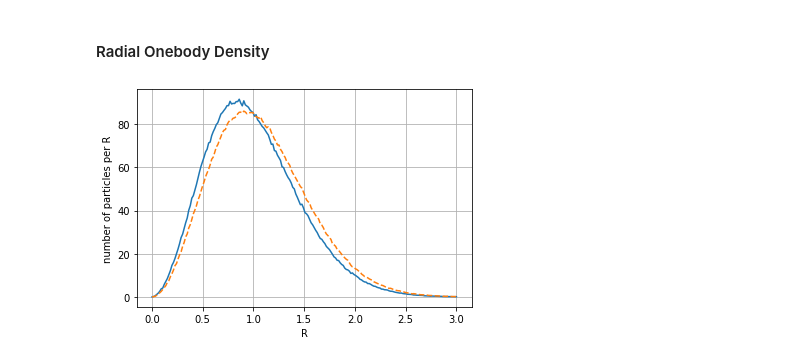
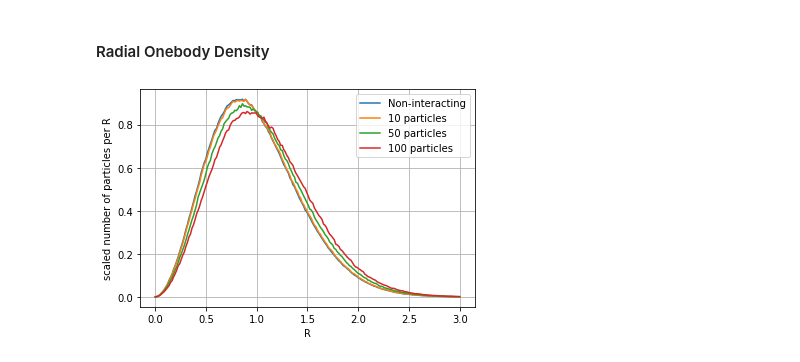
Before and after one commit to KristianWold/FYS4411, a Jupyter notebook: Project1/simulation.ipynb, the cells around one changed output. Saved outputs shown, nothing was run; the diff lists cells and outputs as text; code cells hidden in the pictures.

```diff
--- a/Project1/simulation.ipynb
+++ b/Project1/simulation.ipynb
@@ -77,7 +56,7 @@ localEnergies, _, psiGrad, acceptanceRate = src.readData(conf, cutoff, readPos =
 localEnergies = np.concatenate(localEnergies)
 
 bins = np.linspace(0, 3, 200)
-densityInteracting = src.densityParallel(conf, bins)/conf["numSteps"]
+densityInteracting_10 = src.densityParallel(conf, bins)/conf["numSteps"]
 # %%
 conf["directory"] = "elliptical_10_noninteracting"
 conf["a"] = 0
@@ -191,7 +128,7 @@ localEnergies = np.concatenate(localEnergies)
 
 bins = np.linspace(0, 3, 200)
 conf["threads"] = 6 #downscale, to avoid using too much memory
-densityInteracting = src.densityParallel(conf, bins)/conf["numSteps"]
+densityInteracting_50 = src.densityParallel(conf, bins)/conf["numSteps"]
 # %%
 conf["directory"] = "elliptical_50_noninteracting"
 conf["alpha"] = 0.48903
@@ -306,7 +201,7 @@ localEnergies = np.concatenate(localEnergies)
 
 bins = np.linspace(0, 3, 200)
 conf["threads"] = 3 #downscale, to avoid using too much memory
-densityInteracting = src.densityParallel(conf, bins)/conf["numSteps"]
+densityInteracting_100 = src.densityParallel(conf, bins)/conf["numSteps"]
 # %%
 conf["directory"] = "elliptical_100_noninteracting"
 conf["alpha"] = 0.48160
@@ -349,11 +224,23 @@ print(f"<E> = {E} +- {np.sqrt(Var[15])}")
 # %%
 fig = plt.figure()
 plt.plot(bins, densityNonInteracting)
-plt.plot(bins, densityInteracting, "--")
+plt.plot(bins, densityInteracting_100, "--")
 plt.xlabel("R")
 plt.ylabel("number of particles per R")
 plt.grid()
 plt.show()
 fig.savefig("figures/density100.pdf", bbox_inches = "tight")
-# %% [output]
-[figure, removed]
+# %%
+fig = plt.figure()
+plt.plot(bins, densityNonInteracting/10)
+plt.plot(bins, densityInteracting_10/10)
+plt.plot(bins, densityInteracting_50/50)
+plt.plot(bins, densityInteracting_100/100)
+plt.xlabel("R")
+plt.ylabel("scaled number of particles per R")
+plt.legend(["Non-interacting", "10 particles", "50 particles", "100 particles"])
+plt.grid()
+plt.show()
+fig.savefig("figures/density_all.pdf", bbox_inches = "tight")
+# %% [output]
+[figure, added]
```
Also changed, not shown: parts of 17 cells of this notebook, 6 other files.
